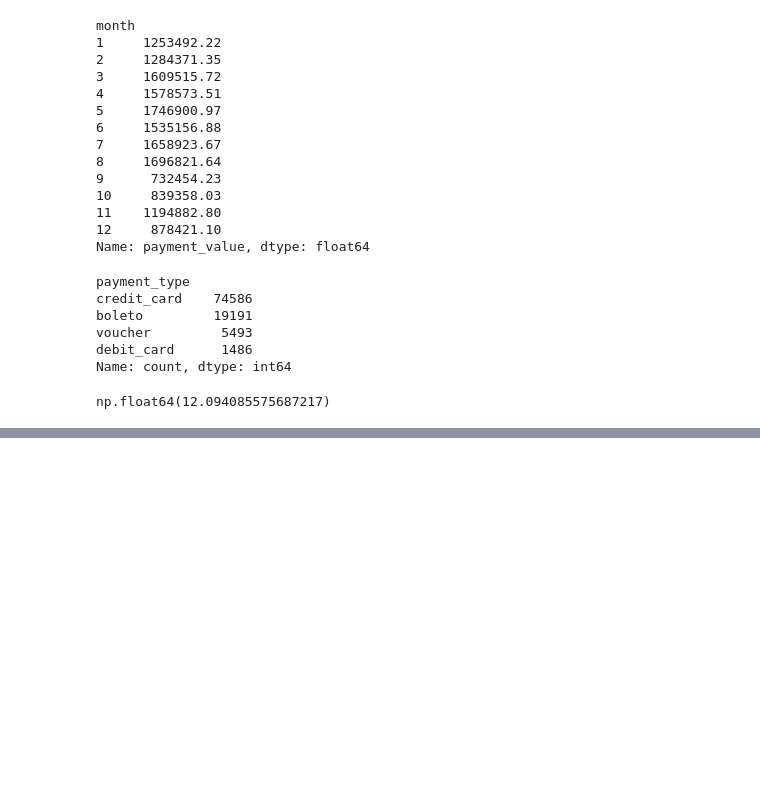
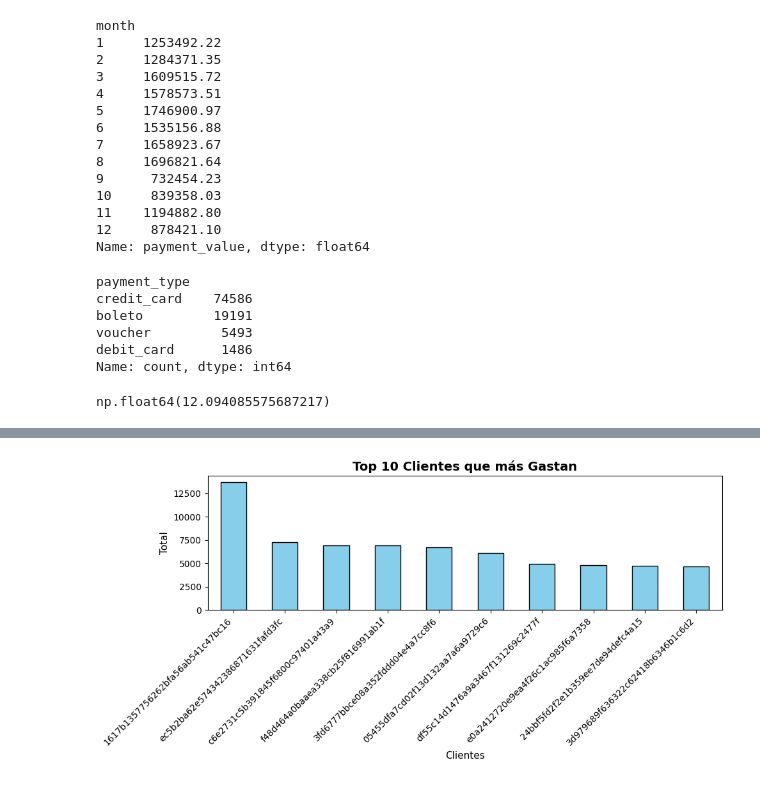
Before and after one commit to LucianoDeMarco/AnalisisDeVentasMultitablas, a Jupyter notebook: analisis-Ecommerce.ipynb, the cells around one changed output, grey strips where cells are left out. Drawn from its saved outputs; the diff is of its cells as text; code cells hidden in the pictures; blank space fills up the shorter version.

```diff
--- a/analisis-Ecommerce.ipynb
+++ b/analisis-Ecommerce.ipynb
@@ -596,0 +609,18 @@ plt.show()
+# %%
+# .2 Clientes que mas gastan
+# Se que queda muy feo mostrar los id de los clientes pero no tenian otro dato que los destaque
+pago = pago_total.groupby("customer_id")["payment_value"].sum().sort_values(ascending=False).head(10)
+
+pago.plot(kind="bar", figsize=(10,5), color="skyblue", edgecolor="black")
+
+plt.title("Top 10 Clientes que más Gastan", fontsize=14, fontweight='bold')
+plt.xlabel("Clientes", fontsize=11)
+plt.ylabel("Total", fontsize=11)
+plt.xticks(rotation=45, ha="right") # aca igual que en la primer consulta
+
+
+plt.tight_layout()
+plt.savefig("images/clientes_mas_gastan.png")
+plt.show()
+# %% [output]
+[figure, added]
```
Also changed, not shown: parts of 6 cells of this notebook, 6 other files.
